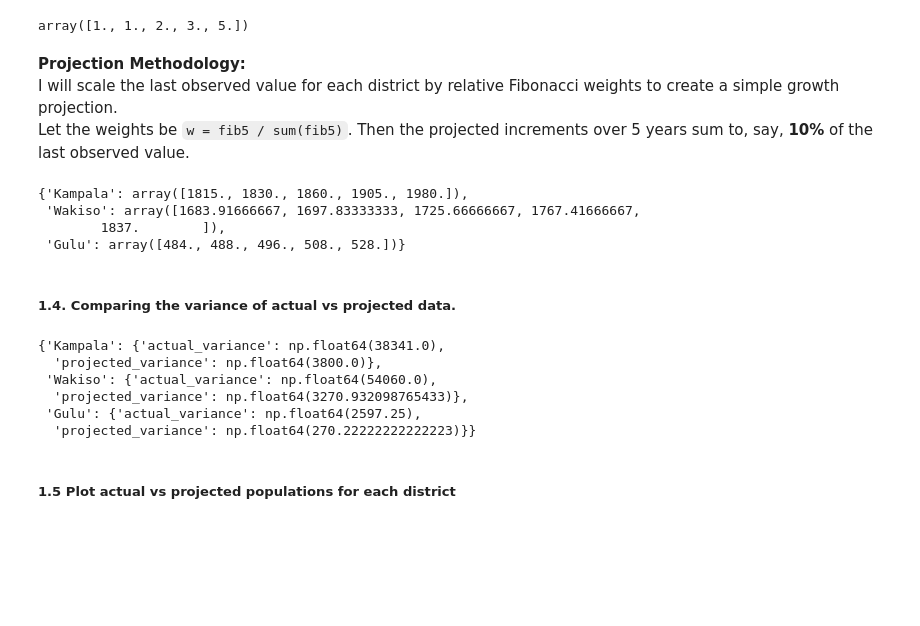
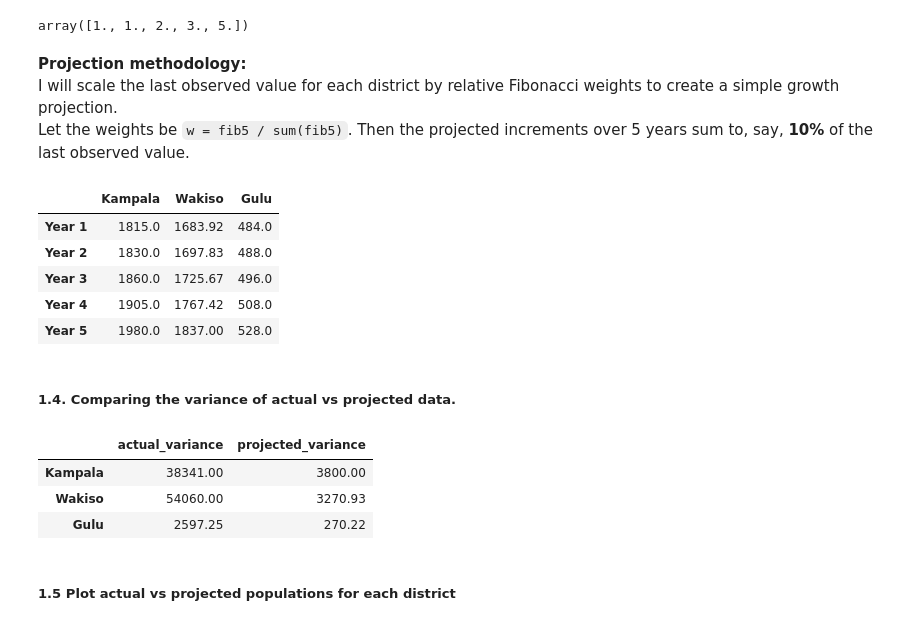
Before and after one commit to muganga-charles/object-oriented-programming-advent-2025, a Jupyter notebook: MSCS_MSDS_OOP_Assignment1_Solutions.ipynb, the cells around one changed output. Drawn from its saved outputs; the diff is of its cells as text; code cells hidden in the pictures; blank space fills up the shorter version.

```diff
--- a/MSCS_MSDS_OOP_Assignment1_Solutions.ipynb
+++ b/MSCS_MSDS_OOP_Assignment1_Solutions.ipynb
@@ -80,7 +80,7 @@ fib5
 # %% [output]
 array([1., 1., 2., 3., 5.])
 # %% [markdown]
-**Projection Methodology:**
+**Projection methodology:**
 I will scale the last observed value for each district by relative Fibonacci weights to create a simple growth projection.
 Let the weights be `w = fib5 / sum(fib5)`. Then the projected increments over 5 years sum to, say, **10%** of the last observed value.
 # %%
@@ -89,20 +89,23 @@ weight = fib5 / fib5.sum()
 # %%
 ## getting a modest aggregate growth factor over 5 years.
 aggregate_growth_pct = 0.10  ##a 10% total growth distributed by Fibonacci weights
 
 projections = {}
 for name, arr in districts.items():
     last = arr[-1]
     increments = last * aggregate_growth_pct * weight
     projected = last + np.cumsum(increments)
     projections[name] = projected
 
-projections
+projections_df = pd.DataFrame(projections, index=[f'Year {i+1}' for i in range(len(weight))])
+projections_df.round(2)
 # %% [output]
-{'Kampala': array([1815., 1830., 1860., 1905., 1980.]),
- 'Wakiso': array([1683.91666667, 1697.83333333, 1725.66666667, 1767.41666667,
-        1837.        ]),
- 'Gulu': array([484., 488., 496., 508., 528.])}
+|  | Kampala | Wakiso | Gulu |
+| Year 1 | 1815.0 | 1683.92 | 484.0 |
+| Year 2 | 1830.0 | 1697.83 | 488.0 |
+| Year 3 | 1860.0 | 1725.67 | 496.0 |
+| Year 4 | 1905.0 | 1767.42 | 508.0 |
+| Year 5 | 1980.0 | 1837.00 | 528.0 |
 # %% [markdown]
 ##### 1.4. Comparing the variance of **actual vs projected** data.
 # %%
@@ -112,14 +115,13 @@ for name, arr in districts.items():
     projected_variance   = stats.pvariance(np.concatenate([arr[-1:], projections[name]]))
     variance_comparison[name] = {"actual_variance": actual_variance, "projected_variance": projected_variance}
 
-variance_comparison
+variance_df = pd.DataFrame(variance_comparison).T
+variance_df.round(2)
 # %% [output]
-{'Kampala': {'actual_variance': np.float64(38341.0),
-  'projected_variance': np.float64(3800.0)},
- 'Wakiso': {'actual_variance': np.float64(54060.0),
-  'projected_variance': np.float64(3270.932098765433)},
- 'Gulu': {'actual_variance': np.float64(2597.25),
-  'projected_variance': np.float64(270.22222222222223)}}
+|  | actual_variance | projected_variance |
+| Kampala | 38341.00 | 3800.00 |
+| Wakiso | 54060.00 | 3270.93 |
+| Gulu | 2597.25 | 270.22 |
 # %% [markdown]
 ##### 1.5 Plot actual vs projected populations for each district
 # %%
```
Also changed, not shown: parts of 8 cells of this notebook.
